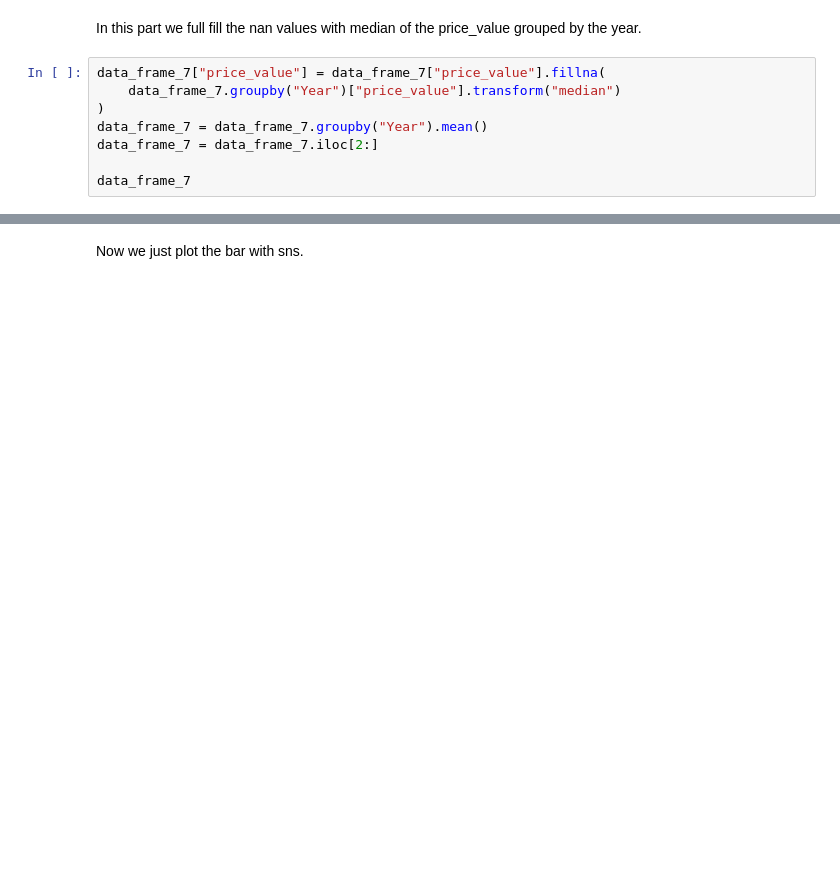
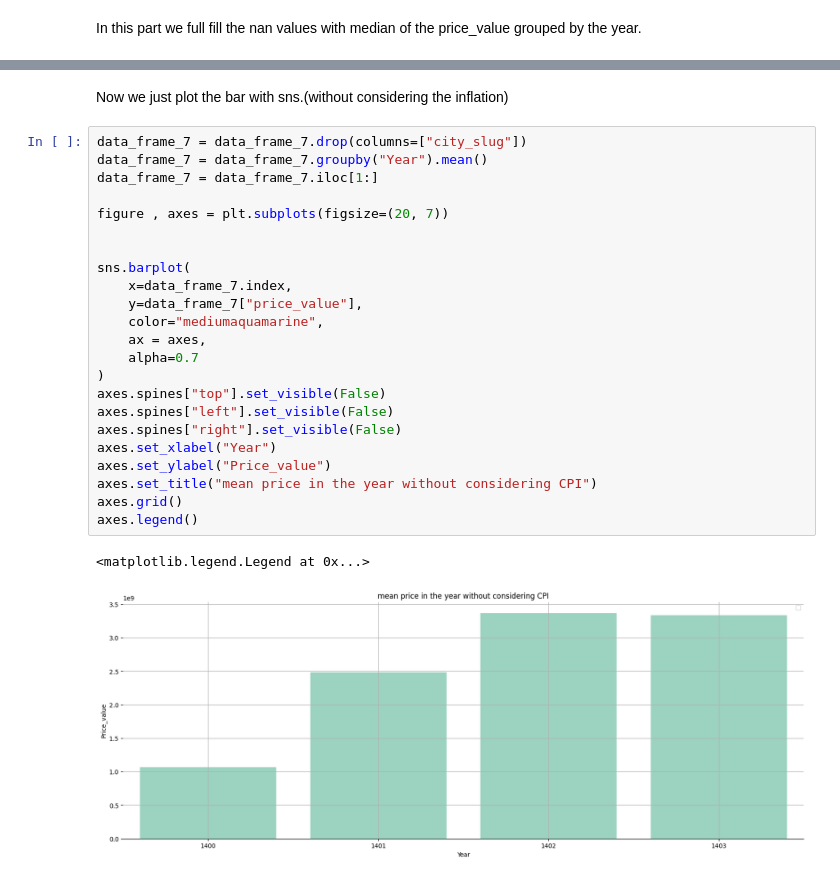
Before and after one commit to aminrafi394/quera-AI-first-project, a Jupyter notebook: ProjectOne.ipynb, the cells around one changed output, grey strips where cells are left out. Cells and saved outputs as stored; diff of their text form; blank space fills up the shorter version.

```diff
--- a/ProjectOne.ipynb
+++ b/ProjectOne.ipynb
@@ -251,10 +239,2 @@ data_frame_7.head()
 # %% [markdown]
 In this part we full fill the nan values with median of the price_value grouped by the year.
-# %%
-data_frame_7["price_value"] = data_frame_7["price_value"].fillna(
-    data_frame_7.groupby("Year")["price_value"].transform("median")
-)
-data_frame_7 = data_frame_7.groupby("Year").mean()
-data_frame_7 = data_frame_7.iloc[2:]
-
-data_frame_7
@@ -268,2 +282,28 @@ data_frame_7
 # %% [markdown]
-Now we just plot the bar with sns.
+Now we just plot the bar with sns.(without considering the inflation)
+# %%
+data_frame_7 = data_frame_7.drop(columns=["city_slug"])
+data_frame_7 = data_frame_7.groupby("Year").mean()
+data_frame_7 = data_frame_7.iloc[1:]
+
+figure , axes = plt.subplots(figsize=(20, 7))
+
+
+sns.barplot(
+    x=data_frame_7.index,
+    y=data_frame_7["price_value"],
+    color="mediumaquamarine",
+    ax = axes,
+    alpha=0.7
+)
+axes.spines["top"].set_visible(False)
+axes.spines["left"].set_visible(False)
+axes.spines["right"].set_visible(False)
+axes.set_xlabel("Year")
+axes.set_ylabel("Price_value")
+axes.set_title("mean price in the year without considering CPI")
+axes.grid()
+axes.legend()
+# %% [output]
+<matplotlib.legend.Legend at 0x...>
+[figure, added]
```
Also changed, not shown: parts of 11 cells of this notebook.
